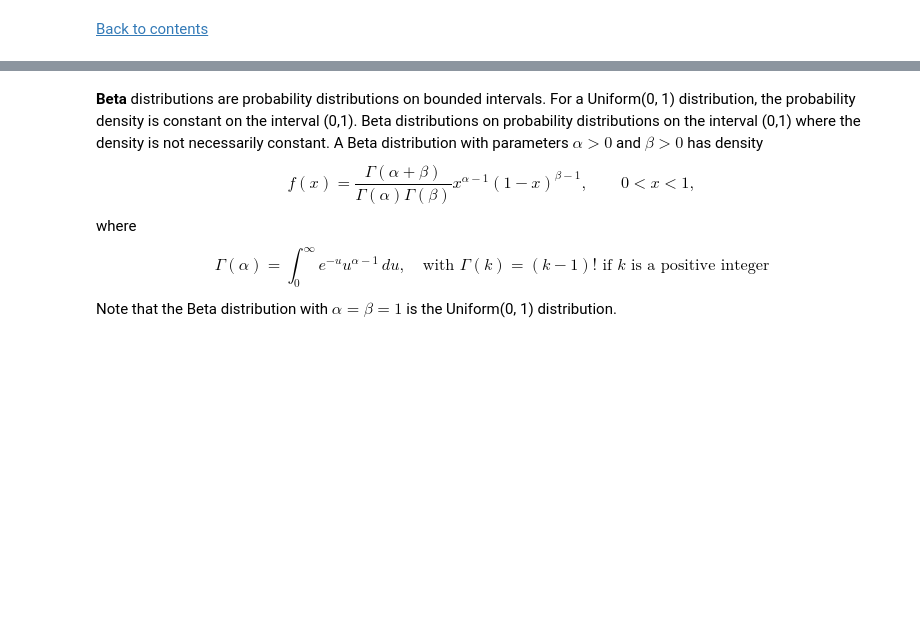
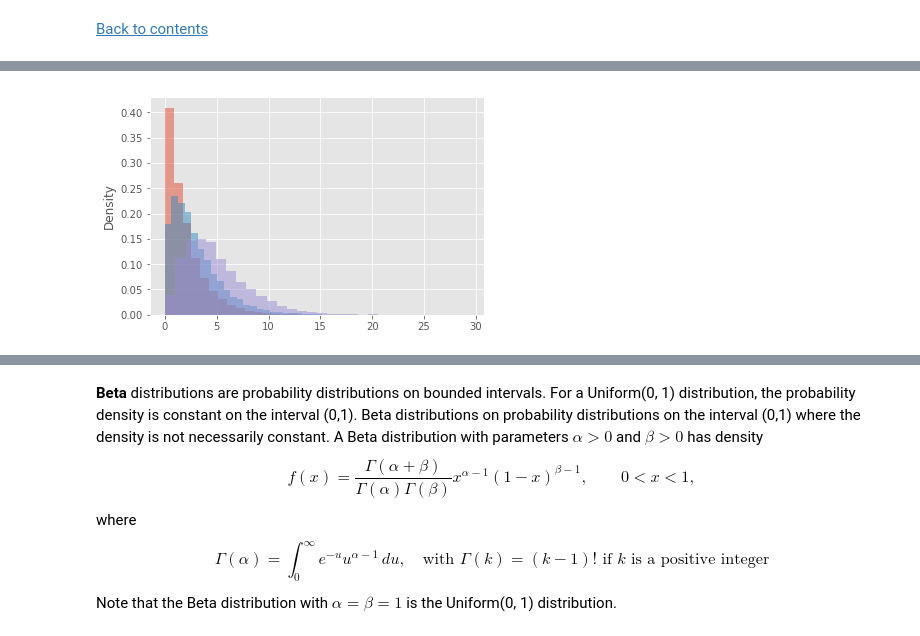
Before and after one commit to dlsun/symbulate, a Jupyter notebook: docs/common.ipynb, the cells around one changed output, grey strips where cells are left out. Cells and saved outputs as stored; diff of their text form; code cells hidden in the pictures; blank space fills up the shorter version.

Commit message:
Made changes to fix problems with Parentheses. Adjusted Plots to fix scale. Fixed wording.

```diff
--- a/docs/common.ipynb
+++ b/docs/common.ipynb
@@ -302,0 +311,5 @@ x.mean()
+# %%
+for m in [2, 3, 5]:
+    RV(ChiSquare(df = m)).sim(10000).plot(bins = 30)
+# %% [output]
+[figure, added]
```
Also changed, not shown: parts of 63 cells of this notebook.
